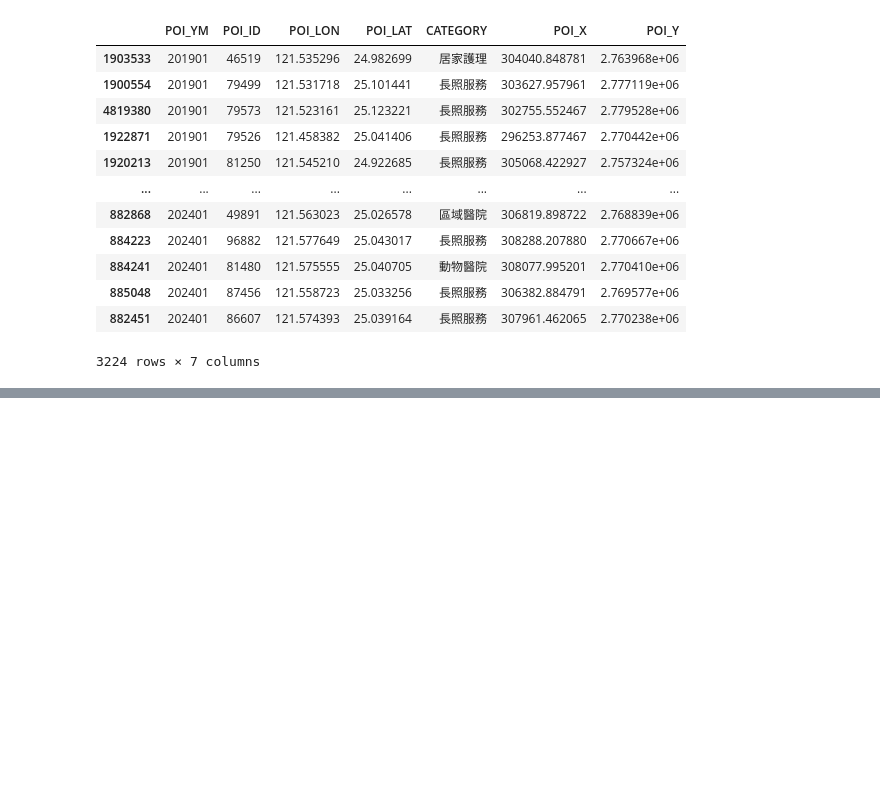
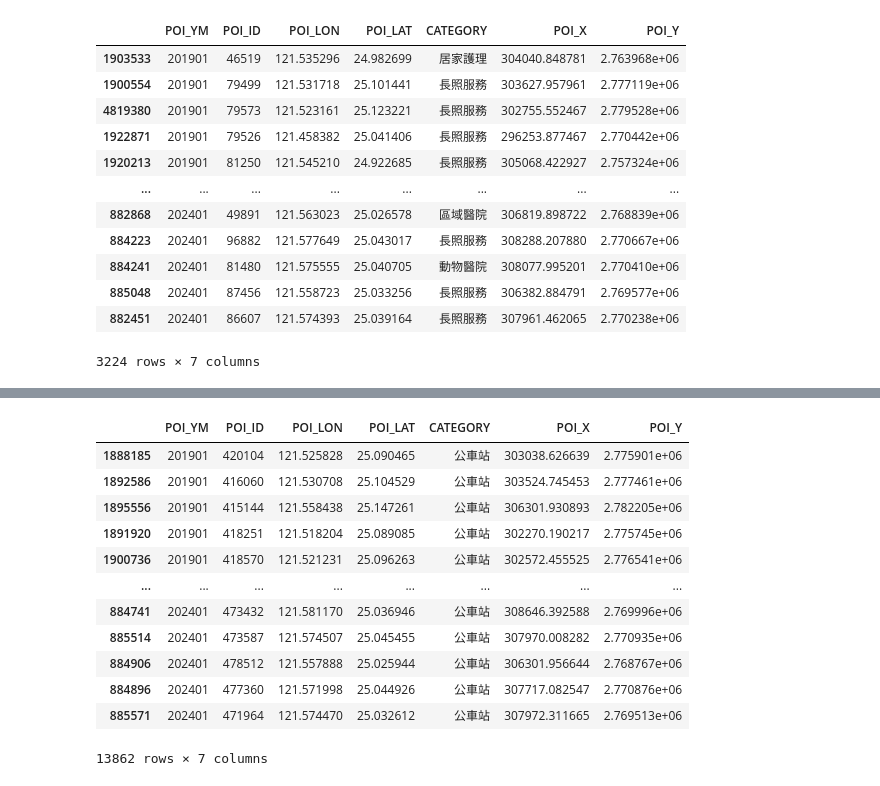
Before and after one commit to huangfishburger/capstone, a Jupyter notebook: main.ipynb, the cells around one changed output, grey strips where cells are left out. Drawn from its saved outputs; the diff is of its cells as text; code cells hidden in the pictures; blank space fills up the shorter version.

```diff
--- a/main.ipynb
+++ b/main.ipynb
@@ -174,0 +173,18 @@ df_hospital
+# %%
+# transport
+df_transport = df_final[df_final['CATEGORY'].isin(['鐵路設施自行車租賃站','公路設施','客運站','捷運設施','公車站','轉運站'])]
+df_transport
+# %% [output]
+|  | POI_YM | POI_ID | POI_LON | POI_LAT | CATEGORY | POI_X | POI_Y |
+| 1888185 | 201901 | 420104 | 121.525828 | 25.090465 | 公車站 | 303038.626639 | 2.775901e+06 |
+| 1892586 | 201901 | 416060 | 121.530708 | 25.104529 | 公車站 | 303524.745453 | 2.777461e+06 |
+| 1895556 | 201901 | 415144 | 121.558438 | 25.147261 | 公車站 | 306301.930893 | 2.782205e+06 |
+| 1891920 | 201901 | 418251 | 121.518204 | 25.089085 | 公車站 | 302270.190217 | 2.775745e+06 |
+| 1900736 | 201901 | 418570 | 121.521231 | 25.096263 | 公車站 | 302572.455525 | 2.776541e+06 |
+| ... | ... | ... | ... | ... | ... | ... | ... |
+| 884741 | 202401 | 473432 | 121.581170 | 25.036946 | 公車站 | 308646.392588 | 2.769996e+06 |
+| 885514 | 202401 | 473587 | 121.574507 | 25.045455 | 公車站 | 307970.008282 | 2.770935e+06 |
+| 884906 | 202401 | 478512 | 121.557888 | 25.025944 | 公車站 | 306301.956644 | 2.768767e+06 |
+| 884896 | 202401 | 477360 | 121.571998 | 25.044926 | 公車站 | 307717.082547 | 2.770876e+06 |
+| 885571 | 202401 | 471964 | 121.574470 | 25.032612 | 公車站 | 307972.311665 | 2.769513e+06 |
+13862 rows × 7 columns
```
Also changed, not shown: parts of 11 cells of this notebook, 1 other file.
